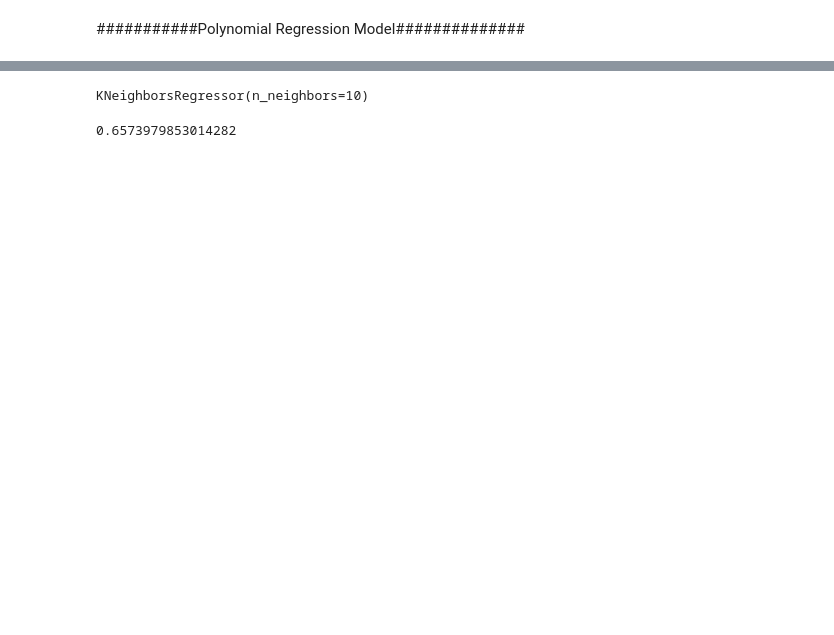
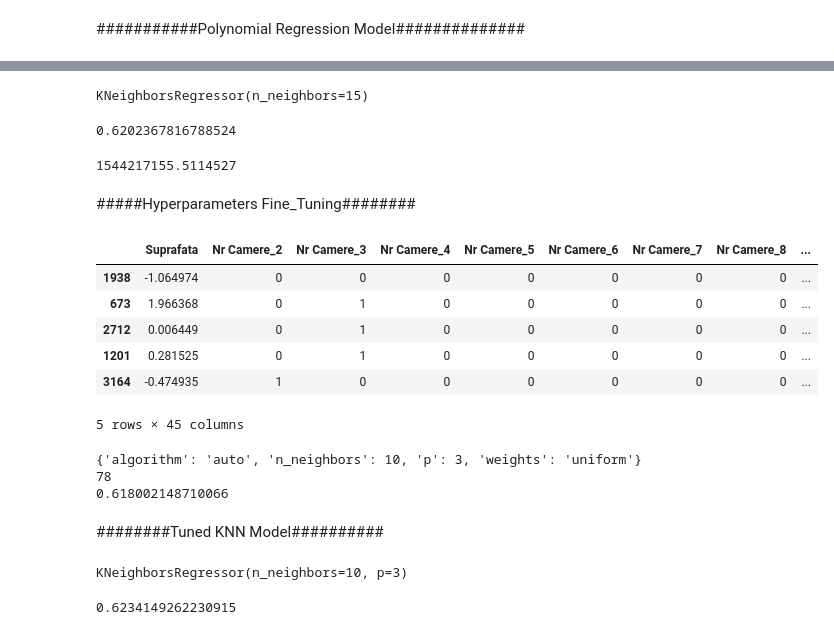
Before and after one commit to MirceaPetcu/BucharestHousePrediction, a Jupyter notebook: HousePricePrediction.ipynb, the cells around one changed output, grey strips where cells are left out. Drawn from its saved outputs; the diff is of its cells as text; code cells hidden in the pictures; blank space fills up the shorter version.

```diff
--- a/HousePricePrediction.ipynb
+++ b/HousePricePrediction.ipynb
@@ -275,18 +275,58 @@ metrics.r2_score(y_test_poly,y_predict_poly) # => way too complex
 from sklearn.preprocessing import StandardScaler
 scaler = StandardScaler()
 dataset_knn['Suprafata'] = scaler.fit_transform(dataset_knn[['Suprafata']])
-X = dataset_knn.drop(['Suprafata'],axis=1)
-Y = dataset_knn['Suprafata']
+X = dataset_knn.drop(['Pret'],axis=1)
+Y = dataset_knn['Pret']
 # %%
 x_train_knn,x_test_knn,y_train_knn,y_test_knn = train_test_split(X,Y,random_state=0,train_size=0.2)
 from sklearn.neighbors import KNeighborsRegressor
-model_knn = KNeighborsRegressor(n_neighbors=10)
+model_knn = KNeighborsRegressor(n_neighbors=15)
 model_knn.fit(x_train_knn,y_train_knn)
 # %% [output]
-KNeighborsRegressor(n_neighbors=10)
+KNeighborsRegressor(n_neighbors=15)
 # %%
 y_predict_knn = model_knn.predict(x_test_knn)
 # %%
 metrics.r2_score(y_test_knn,y_predict_knn)
 # %% [output]
-0.6573979853014282
+0.6202367816788524
+# %%
+metrics.mean_squared_error(y_test_knn,y_predict_knn) # loss function
+# %% [output]
+1544217155.5114527
+# %% [markdown]
+#####Hyperparameters Fine_Tuning########
+# %%
+x_train_knn.head()
+# %% [output]
+|  | Suprafata | Nr Camere_2 | Nr Camere_3 | Nr Camere_4 | Nr Camere_5 | Nr Camere_6 | Nr Camere_7 | Nr Camere_8 | ... |
+| 1938 | -1.064974 | 0 | 0 | 0 | 0 | 0 | 0 | 0 | ... |
+| 673 | 1.966368 | 0 | 1 | 0 | 0 | 0 | 0 | 0 | ... |
+| 2712 | 0.006449 | 0 | 1 | 0 | 0 | 0 | 0 | 0 | ... |
+| 1201 | 0.281525 | 0 | 1 | 0 | 0 | 0 | 0 | 0 | ... |
+| 3164 | -0.474935 | 1 | 0 | 0 | 0 | 0 | 0 | 0 | ... |
+5 rows × 45 columns
+# %%
+from sklearn.model_selection import GridSearchCV
+mod = KNeighborsRegressor()
+params_grid = {'n_neighbors' : [3,5,7,8,9,10,11,12,15,20,30],
+                'weights': ['uniform','distance',None],
+                'algorithm' : ['auto','ball_tree', 'kd_tree','brute'],
+                'p': [2,3,4,10,45]
+                }
+grid_search = GridSearchCV(estimator=model_knn,param_grid=params_grid,cv=5)
+grid_search.fit(x_train_knn,y_train_knn)
+print(grid_search.best_params_)
+print(grid_search.best_index_)
+print(grid_search.best_score_)
+# %% [output]
+{'algorithm': 'auto', 'n_neighbors': 10, 'p': 3, 'weights': 'uniform'}
+78
+0.618002148710066
+# %% [markdown]
+########Tuned KNN Model##########
+# %%
+model_knn_tuned = KNeighborsRegressor(algorithm= 'auto', n_neighbors= 10, p= 3, weights= 'uniform')
+model_knn_tuned.fit(x_train_knn,y_train_knn)
+# %% [output]
+KNeighborsRegressor(n_neighbors=10, p=3)
@@ -292,0 +335,4 @@ metrics.r2_score(y_test_knn,y_predict_knn)
+# %%
+metrics.r2_score(y_test_knn,y_predict_knn_tuned)
+# %% [output]
+0.6234149262230915
```
Also changed, not shown: parts of 5 cells of this notebook.
